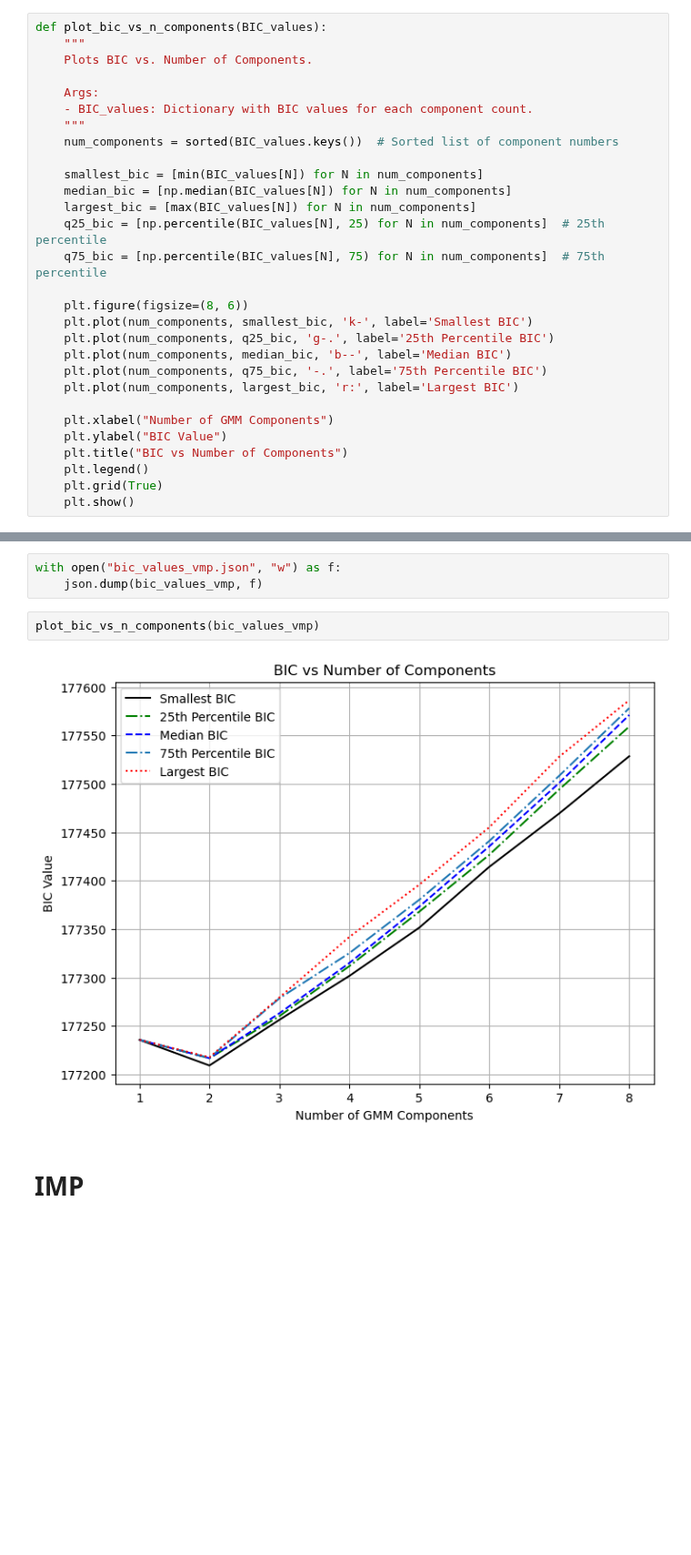
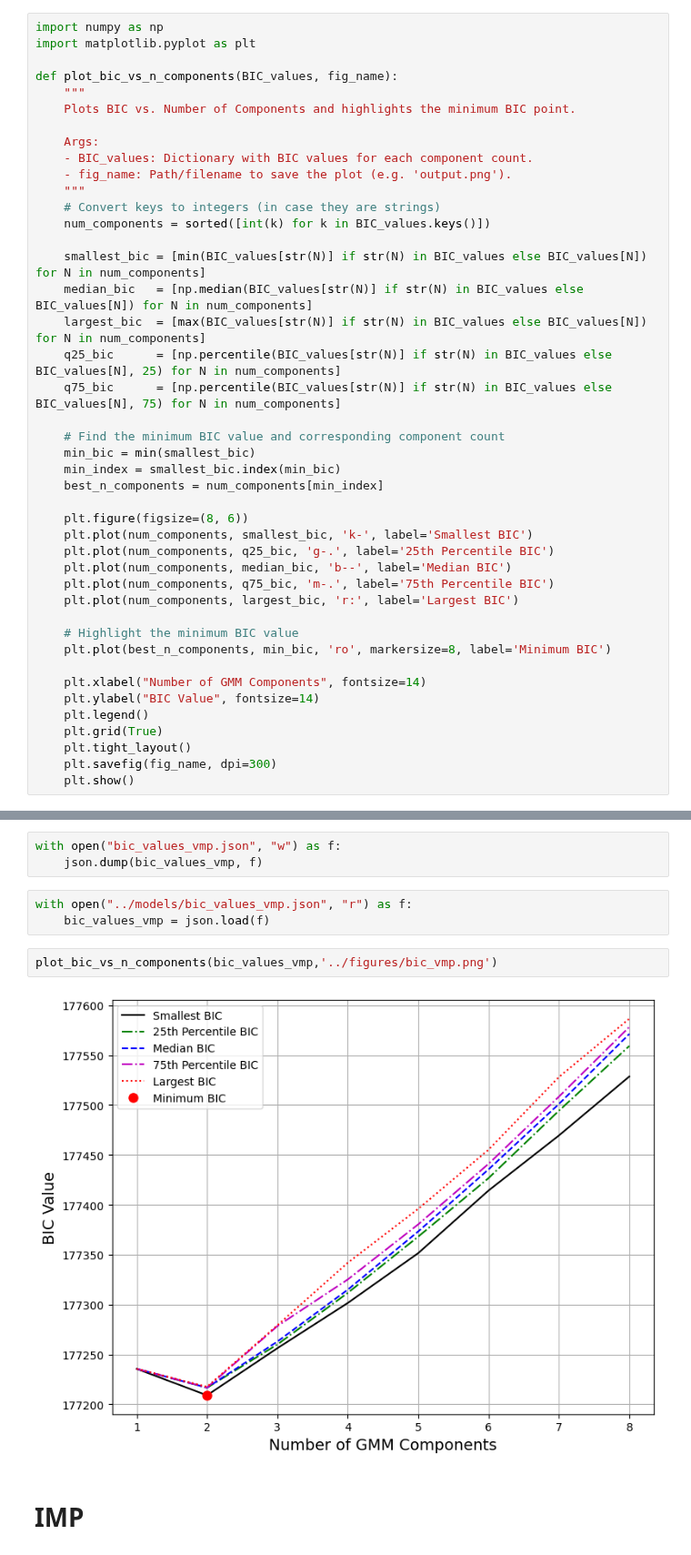
Before and after one commit to raunaq-rai/Disentangling-the-Milky-Way-using-GMM, a Jupyter notebook: notebooks/Figure_4.ipynb, the cells around one changed output, grey strips where cells are left out. Shown at 91% size. Drawn from its saved outputs; the diff is of its cells as text; blank space fills up the shorter version.

Commit message:
figure update

```diff
--- a/notebooks/Figure_4.ipynb
+++ b/notebooks/Figure_4.ipynb
@@ -184,33 +180,47 @@ def compute_bic_vs_n_components(df_bin, max_components=8, n_init=50):
 
     return BIC_values
 # %%
-def plot_bic_vs_n_components(BIC_values):
+import numpy as np
+import matplotlib.pyplot as plt
+
+def plot_bic_vs_n_components(BIC_values, fig_name):
     """
-    Plots BIC vs. Number of Components.
+    Plots BIC vs. Number of Components and highlights the minimum BIC point.
 
     Args:
     - BIC_values: Dictionary with BIC values for each component count.
+    - fig_name: Path/filename to save the plot (e.g. 'output.png').
     """
-    num_components = sorted(BIC_values.keys())  # Sorted list of component numbers
+    # Convert keys to integers (in case they are strings)
+    num_components = sorted([int(k) for k in BIC_values.keys()])
 
-    smallest_bic = [min(BIC_values[N]) for N in num_components]
-    median_bic = [np.median(BIC_values[N]) for N in num_components]
-    largest_bic = [max(BIC_values[N]) for N in num_components]
-    q25_bic = [np.percentile(BIC_values[N], 25) for N in num_components]  # 25th percentile
-    q75_bic = [np.percentile(BIC_values[N], 75) for N in num_components]  # 75th percentile
+    smallest_bic = [min(BIC_values[str(N)] if str(N) in BIC_values else BIC_values[N]) for N in num_components]
+    median_bic   = [np.median(BIC_values[str(N)] if str(N) in BIC_values else BIC_values[N]) for N in num_components]
+    largest_bic  = [max(BIC_values[str(N)] if str(N) in BIC_values else BIC_values[N]) for N in num_components]
+    q25_bic      = [np.percentile(BIC_values[str(N)] if str(N) in BIC_values else BIC_values[N], 25) for N in num_components]
+    q75_bic      = [np.percentile(BIC_values[str(N)] if str(N) in BIC_values else BIC_values[N], 75) for N in num_components]
+
+    # Find the minimum BIC value and corresponding component count
+    min_bic = min(smallest_bic)
+    min_index = smallest_bic.index(min_bic)
+    best_n_components = num_components[min_index]
 
     plt.figure(figsize=(8, 6))
     plt.plot(num_components, smallest_bic, 'k-', label='Smallest BIC')
     plt.plot(num_components, q25_bic, 'g-.', label='25th Percentile BIC')
     plt.plot(num_components, median_bic, 'b--', label='Median BIC')
-    plt.plot(num_components, q75_bic, '-.', label='75th Percentile BIC')
+    plt.plot(num_components, q75_bic, 'm-.', label='75th Percentile BIC')
     plt.plot(num_components, largest_bic, 'r:', label='Largest BIC')
 
-    plt.xlabel("Number of GMM Components")
-    plt.ylabel("BIC Value")
-    plt.title("BIC vs Number of Components")
+    # Highlight the minimum BIC value
+    plt.plot(best_n_components, min_bic, 'ro', markersize=8, label='Minimum BIC')
+
+    plt.xlabel("Number of GMM Components", fontsize=14)
+    plt.ylabel("BIC Value", fontsize=14)
     plt.legend()
     plt.grid(True)
+    plt.tight_layout()
+    plt.savefig(fig_name, dpi=300)
     plt.show()
 # %% [markdown]
 # VPM
@@ -221,10 +231,13 @@ Computing BIC for different numbers of components...
 # %%
 with open("bic_values_vmp.json", "w") as f:
     json.dump(bic_values_vmp, f)
+# %%
+with open("../models/bic_values_vmp.json", "r") as f:
+    bic_values_vmp = json.load(f)
 # %%
-plot_bic_vs_n_components(bic_values_vmp)
+plot_bic_vs_n_components(bic_values_vmp,'../figures/bic_vmp.png')
 # %% [output]
-[figure, old version]
+[figure, new version]
 # %% [markdown]
 # IMP
 # %%
```
Also changed, not shown: parts of 7 cells of this notebook, 6 other files.
